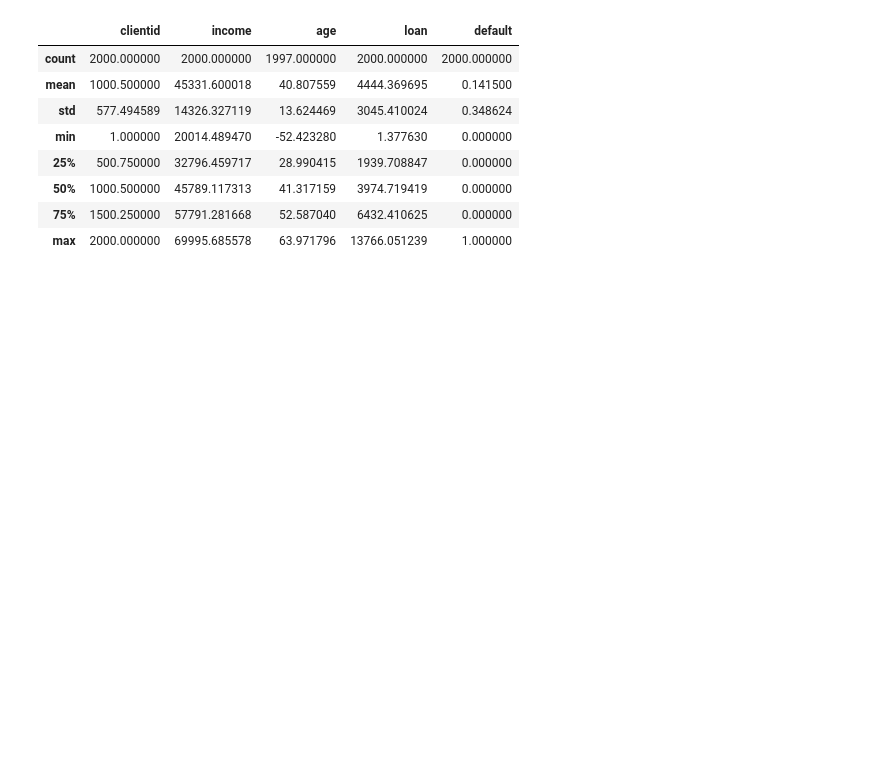
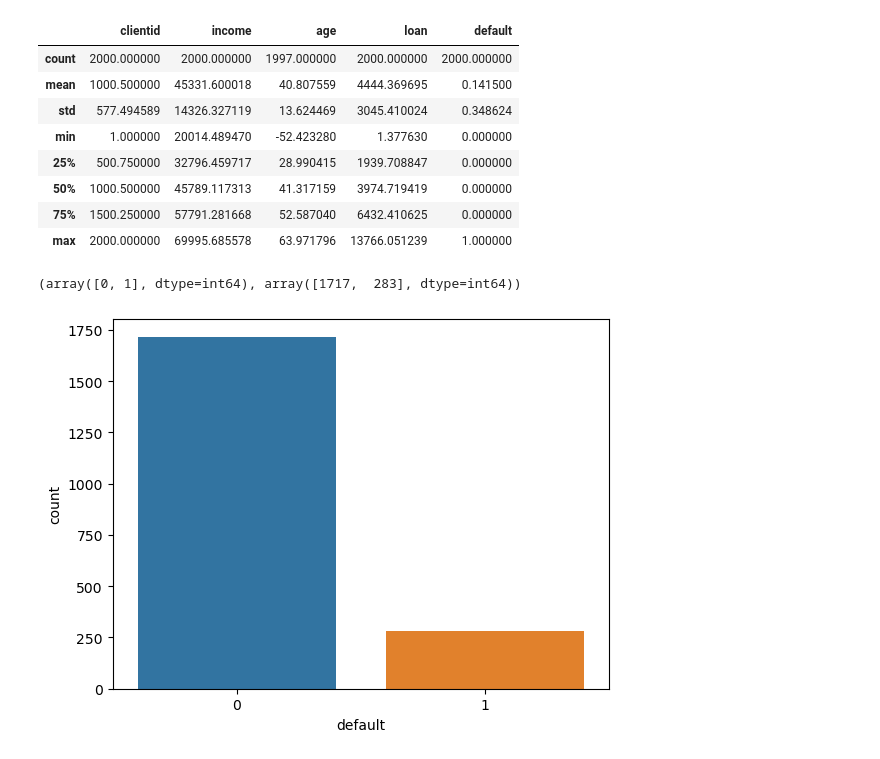
Before and after one commit to Alison561/Curso-Python, a Jupyter notebook: Classificacao/Classificacao.ipynb, the cells around one changed output. Drawn from its saved outputs; the diff is of its cells as text; code cells hidden in the pictures; blank space fills up the shorter version.

Commit message:
Update Classificacao.ipynb
aprendi visualização de dados, dados inconsistente e dados faltantes

```diff
--- a/Classificacao/Classificacao.ipynb
+++ b/Classificacao/Classificacao.ipynb
@@ -18,3 +18,11 @@ dados.describe()
 | 50% | 1000.500000 | 45789.117313 | 41.317159 | 3974.719419 | 0.000000 |
 | 75% | 1500.250000 | 57791.281668 | 52.587040 | 6432.410625 | 0.000000 |
 | max | 2000.000000 | 69995.685578 | 63.971796 | 13766.051239 | 1.000000 |
+# %%
+np.unique(dados.default, return_counts=True)
+# %% [output]
+(array([0, 1], dtype=int64), array([1717,  283], dtype=int64))
+# %%
+sns.countplot(x=dados.default);
+# %% [output]
+[figure, added]
```
Also changed, not shown: parts of 7 cells of this notebook.
